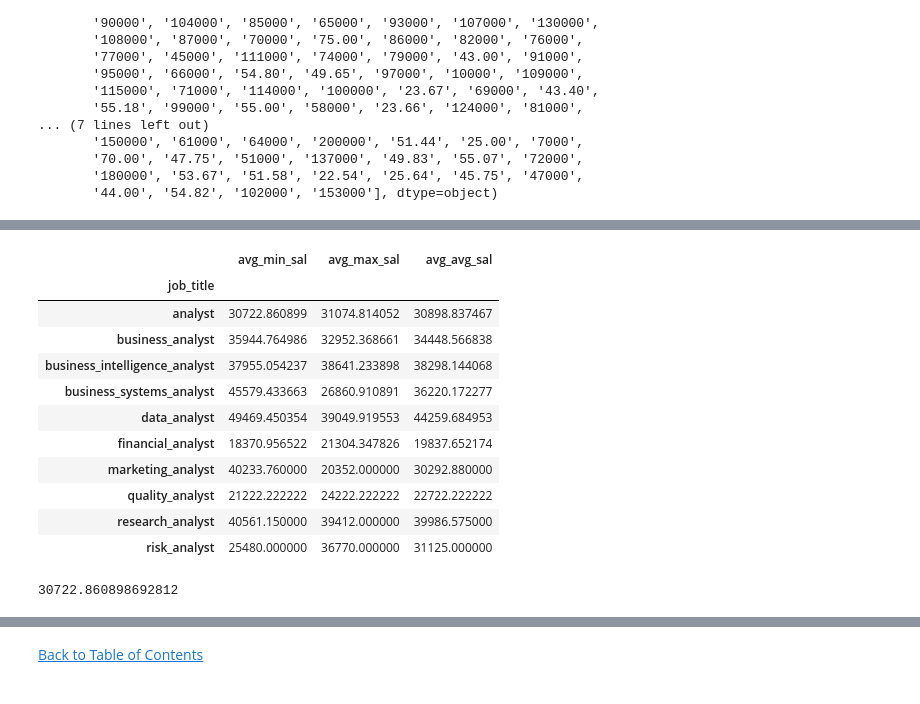
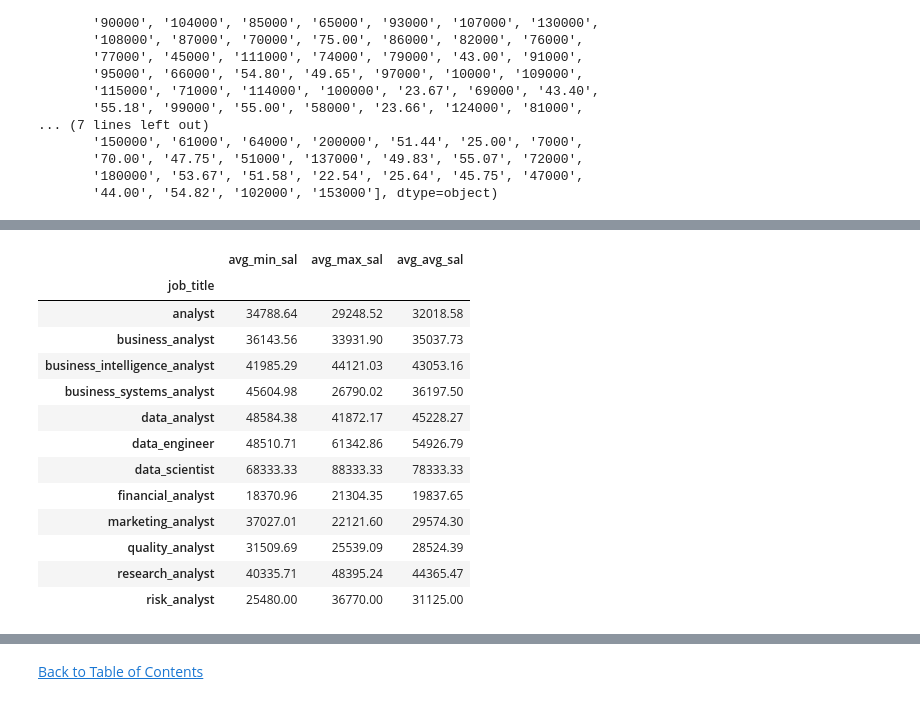
Before and after one commit to jasondo-da/Canadian_Data_Science_Jobs_Analysis, a Jupyter notebook: da_job_posts_canada_analysis.ipynb, the cells around one changed output, grey strips where cells are left out. Saved outputs shown, nothing was run; the diff lists cells and outputs as text; code cells hidden in the pictures.

```diff
--- a/da_job_posts_canada_analysis.ipynb
+++ b/da_job_posts_canada_analysis.ipynb
@@ -240,8 +242,11 @@ def clean_title(value):
     if 'data_analyst' in value:
         return 'data_analyst'
 
-    elif 'data' in value:
-        return 'data_analyst'
+    elif 'scientist' in value:
+        return 'data_scientist'
+
+    elif 'engineer' in value:
+        return 'data_engineer'
 
     elif 'business_intelligence' in value:
         return 'business_intelligence_analyst'
@@ -516,7 +725,7 @@ def hourly_pay_to_annual(value):
     else:
         return value
 
-df['min_salary'] = df['min_salary'].apply(hourly_pay_to_annual).round(2)
+df['min_salary'] = df['min_salary'].apply(hourly_pay_to_annual)
 # %%
 df['max_salary'].unique()
 # %% [output]
@@ -562,5 +771,4 @@ array(['0', '105000', '62.66', '36.65', '50000', '149300', '103500', '39',
        '44.00', '54.82', '102000', '153000'], dtype=object)
 # %%
 df['max_salary'] = df['max_salary'].astype('float')
-df['max_salary'] = df['max_salary'].apply(hourly_pay_to_annual).round(2)
-df['max_salary'].unique()
+df['max_salary'] = df['max_salary'].apply(hourly_pay_to_annual)
@@ -613,25 +804,24 @@ memory usage: 126.4+ KB
 # %%
 avg_fillin = df.groupby('job_title').agg({'min_salary': 'mean',
                                           'max_salary': 'mean',
                                           'avg_salary': 'mean'})
 
 
 avg_fillin.columns = ['avg_min_sal', 'avg_max_sal', 'avg_avg_sal']
+avg_fillin = avg_fillin.round(2)
 avg_fillin
 # %% [output]
 |  | avg_min_sal | avg_max_sal | avg_avg_sal |
 | job_title |  |  |  |
-| analyst | 30722.860899 | 31074.814052 | 30898.837467 |
-| business_analyst | 35944.764986 | 32952.368661 | 34448.566838 |
-| business_intelligence_analyst | 37955.054237 | 38641.233898 | 38298.144068 |
-| business_systems_analyst | 45579.433663 | 26860.910891 | 36220.172277 |
-| data_analyst | 49469.450354 | 39049.919553 | 44259.684953 |
-| financial_analyst | 18370.956522 | 21304.347826 | 19837.652174 |
-| marketing_analyst | 40233.760000 | 20352.000000 | 30292.880000 |
-| quality_analyst | 21222.222222 | 24222.222222 | 22722.222222 |
-| research_analyst | 40561.150000 | 39412.000000 | 39986.575000 |
-| risk_analyst | 25480.000000 | 36770.000000 | 31125.000000 |
+| analyst | 34788.64 | 29248.52 | 32018.58 |
+| business_analyst | 36143.56 | 33931.90 | 35037.73 |
+| business_intelligence_analyst | 41985.29 | 44121.03 | 43053.16 |
+| business_systems_analyst | 45604.98 | 26790.02 | 36197.50 |
+| data_analyst | 48584.38 | 41872.17 | 45228.27 |
+| data_engineer | 48510.71 | 61342.86 | 54926.79 |
+| data_scientist | 68333.33 | 88333.33 | 78333.33 |
+| financial_analyst | 18370.96 | 21304.35 | 19837.65 |
+| marketing_analyst | 37027.01 | 22121.60 | 29574.30 |
+| quality_analyst | 31509.69 | 25539.09 | 28524.39 |
+| research_analyst | 40335.71 | 48395.24 | 44365.47 |
+| risk_analyst | 25480.00 | 36770.00 | 31125.00 |
-# %%
-avg_fillin['avg_min_sal'][0]
-# %% [output]
-30722.860898692812
```
Also changed, not shown: parts of 17 cells of this notebook.
